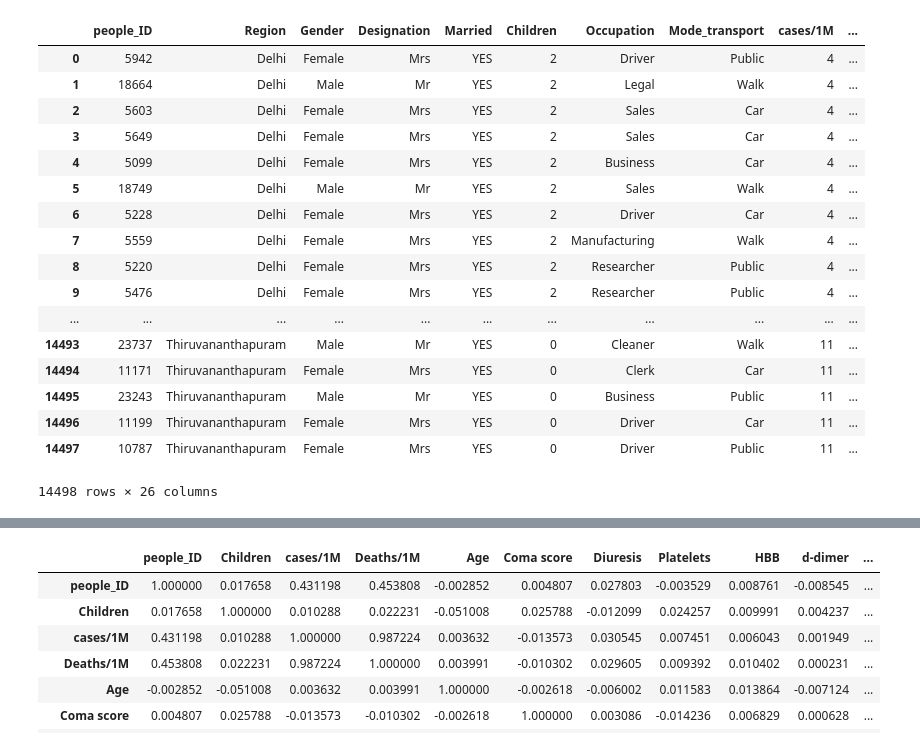
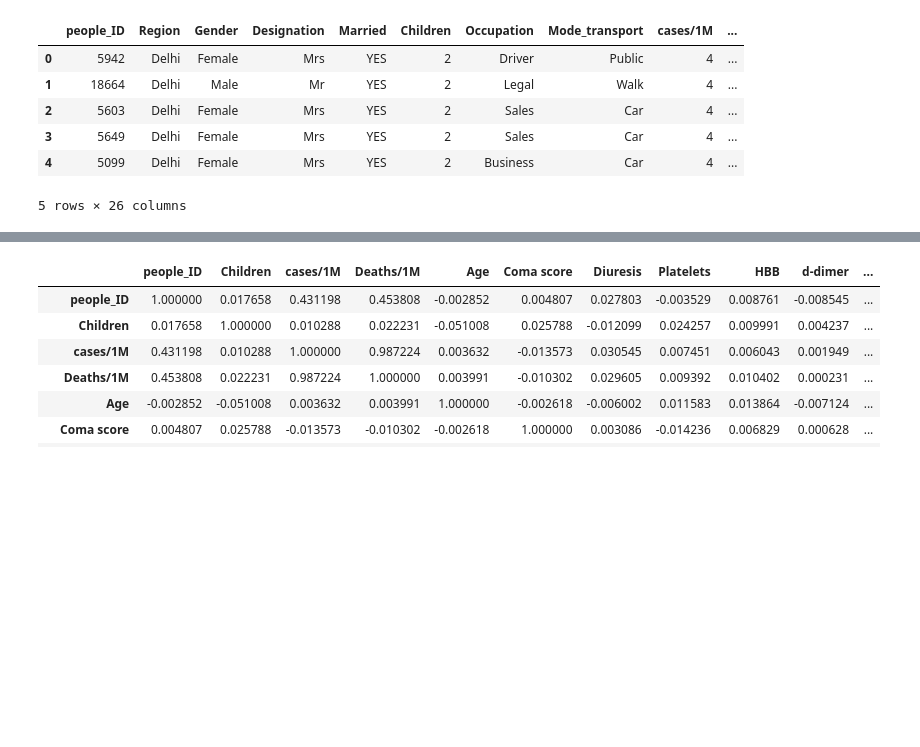
Before and after one commit to SaiShashankTurlapati/Covid-19-Infection-Probability, a Jupyter notebook: Covid-19+Infection+Probability.ipynb, the cells around one changed output, grey strips where cells are left out. Drawn from its saved outputs; the diff is of its cells as text; code cells hidden in the pictures; blank space fills up the shorter version.

```diff
--- a/Covid-19+Infection+Probability.ipynb
+++ b/Covid-19+Infection+Probability.ipynb
@@ -33,26 +22,15 @@ data1
 # %%
 data2=pd.read_csv('Test_dataset.csv')
 # %%
-data2
+data2.head()
 # %% [output]
 |  | people_ID | Region | Gender | Designation | Married | Children | Occupation | Mode_transport | cases/1M | ... |
 | 0 | 5942 | Delhi | Female | Mrs | YES | 2 | Driver | Public | 4 | ... |
 | 1 | 18664 | Delhi | Male | Mr | YES | 2 | Legal | Walk | 4 | ... |
 | 2 | 5603 | Delhi | Female | Mrs | YES | 2 | Sales | Car | 4 | ... |
 | 3 | 5649 | Delhi | Female | Mrs | YES | 2 | Sales | Car | 4 | ... |
 | 4 | 5099 | Delhi | Female | Mrs | YES | 2 | Business | Car | 4 | ... |
-| 5 | 18749 | Delhi | Male | Mr | YES | 2 | Sales | Walk | 4 | ... |
-| 6 | 5228 | Delhi | Female | Mrs | YES | 2 | Driver | Car | 4 | ... |
-| 7 | 5559 | Delhi | Female | Mrs | YES | 2 | Manufacturing | Walk | 4 | ... |
-| 8 | 5220 | Delhi | Female | Mrs | YES | 2 | Researcher | Public | 4 | ... |
-| 9 | 5476 | Delhi | Female | Mrs | YES | 2 | Researcher | Public | 4 | ... |
-| ... | ... | ... | ... | ... | ... | ... | ... | ... | ... | ... |
-| 14493 | 23737 | Thiruvananthapuram | Male | Mr | YES | 0 | Cleaner | Walk | 11 | ... |
-| 14494 | 11171 | Thiruvananthapuram | Female | Mrs | YES | 0 | Clerk | Car | 11 | ... |
-| 14495 | 23243 | Thiruvananthapuram | Male | Mr | YES | 0 | Business | Public | 11 | ... |
-| 14496 | 11199 | Thiruvananthapuram | Female | Mrs | YES | 0 | Driver | Car | 11 | ... |
-| 14497 | 10787 | Thiruvananthapuram | Female | Mrs | YES | 0 | Driver | Public | 11 | ... |
-14498 rows × 26 columns
+5 rows × 26 columns
 # %%
 data1.describe()
 # %% [output]
```
Also changed, not shown: parts of 1 cell of this notebook.
